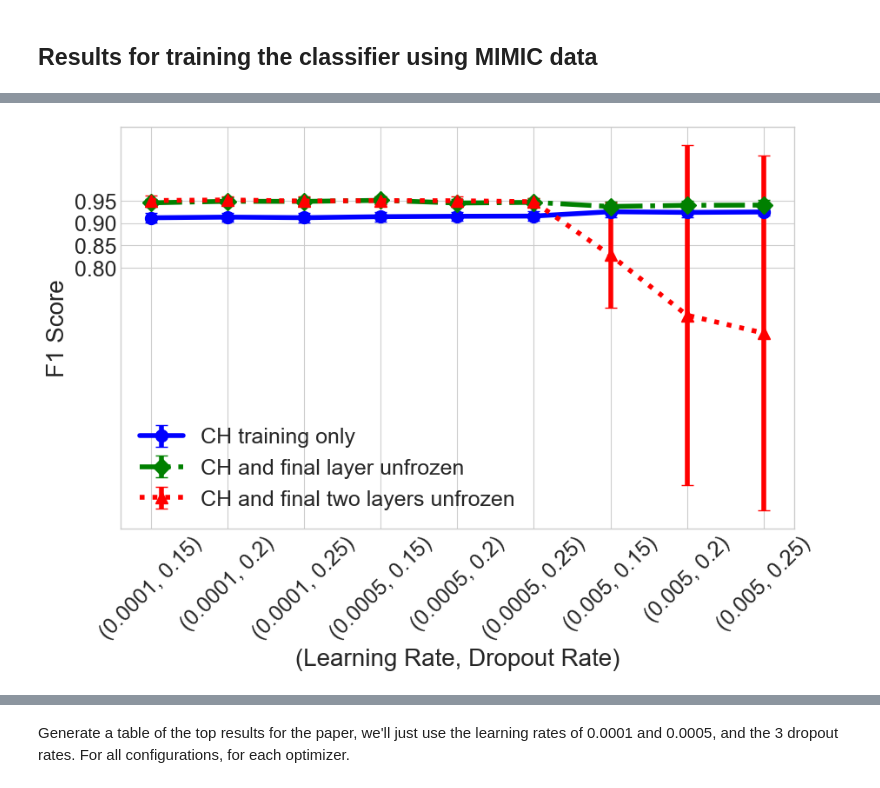
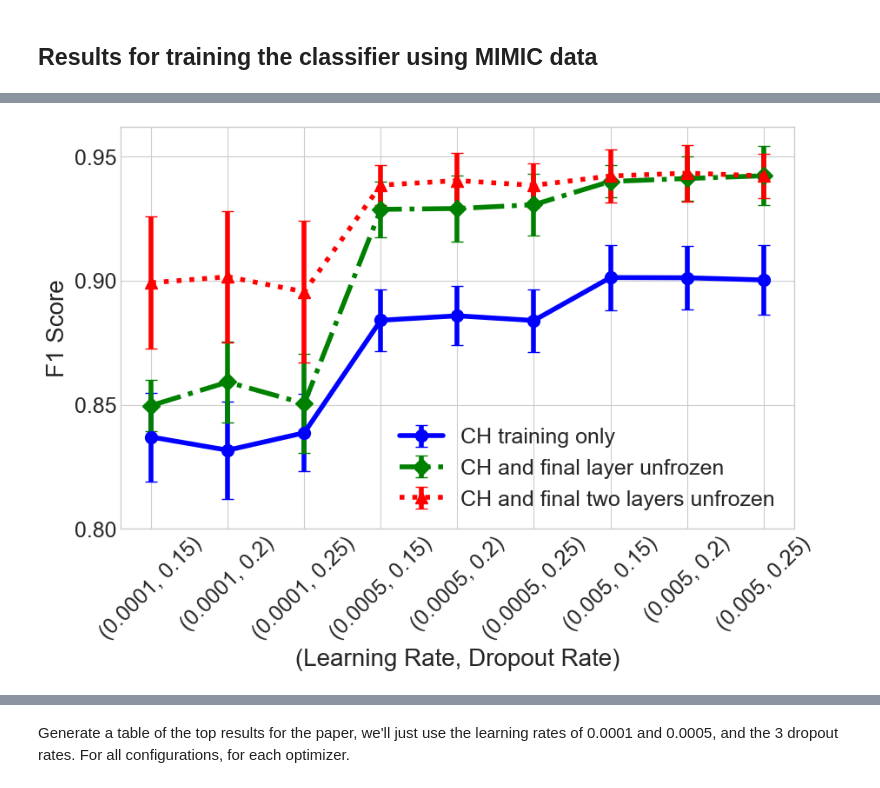
Before and after one commit to CRMDS/Kinetic-Injury-Triage, a Jupyter notebook: Results/resultsAnalysis.ipynb, the cells around one changed output, grey strips where cells are left out. Saved outputs shown, nothing was run; the diff lists cells and outputs as text; code cells hidden in the pictures.

```diff
--- a/Results/resultsAnalysis.ipynb
+++ b/Results/resultsAnalysis.ipynb
@@ -137,5 +137,5 @@ train_time_data['TrainingTimeMin'] = train_time_data['mean_walltime_sec'].astype
 train_time_data['TrainingTimeMinStd'] = train_time_data['std_walltime'].astype(float) / 60
 # %%
 # Accuracy plot
-plot_optimizer_results(results_data, 'AdamW', metric='accuracy', metric_err='accuracy_std', modeling_type='training')
+plot_optimizer_results(results_data, 'SGD', metric='accuracy', metric_err='accuracy_std', modeling_type='training')
 # %% [output]
@@ -143,8 +143,8 @@ plot_optimizer_results(results_data, 'AdamW', metric='accuracy', metric_err='acc
 # %%
 # F1 Score plot
-plot_optimizer_results(results_data, 'AdamW', metric='f1_score', metric_err='f1_score_std',
+plot_optimizer_results(results_data, 'SGD', metric='f1_score', metric_err='f1_score_std',
     modeling_type='training', yaxisticks=[0.8, 0.96, 0.05])
 # %% [output]
-[figure, old version]
+[figure, new version]
 # %%
 # Training time plot
```
Also changed, not shown: parts of 19 cells of this notebook, 2 other files.
